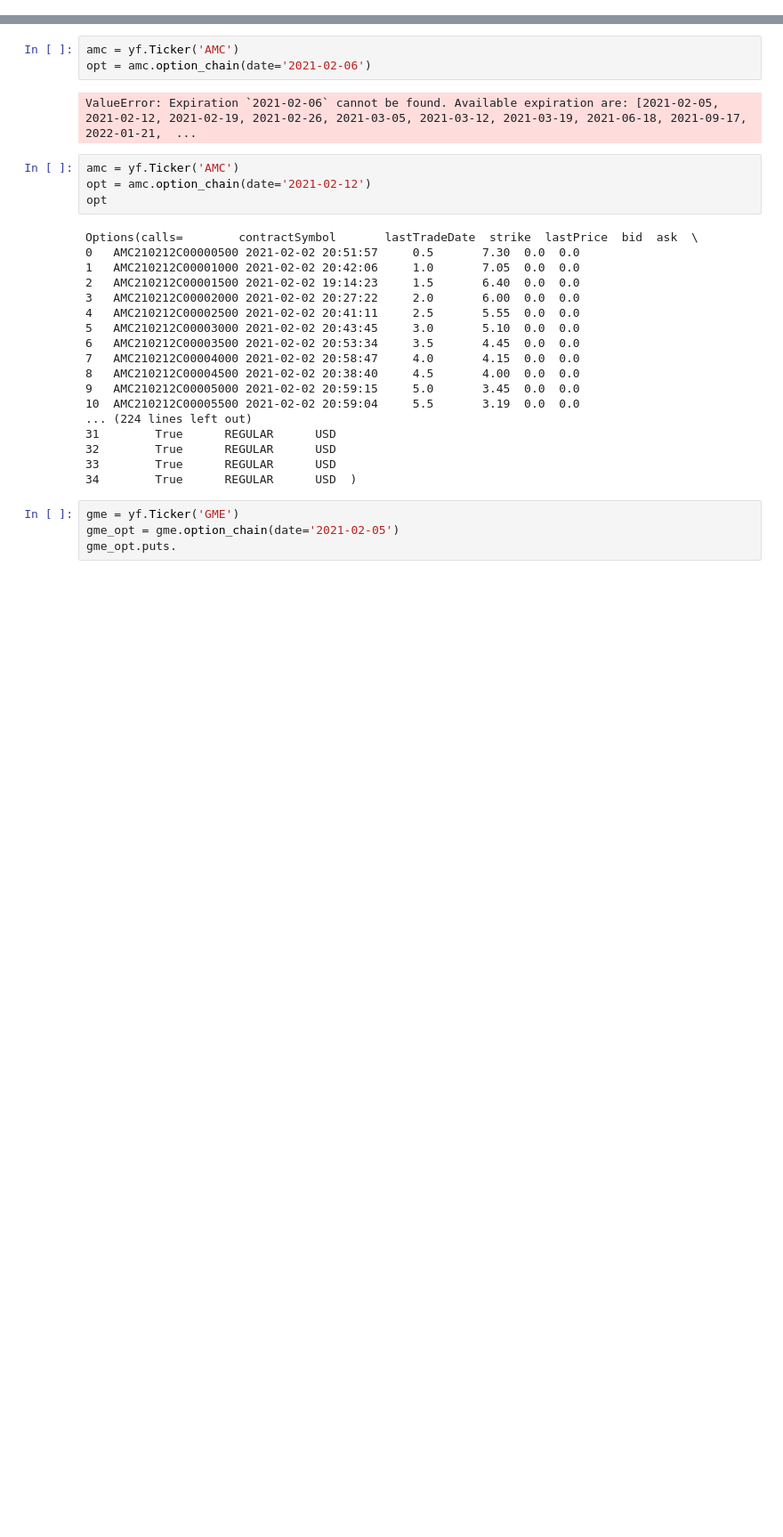
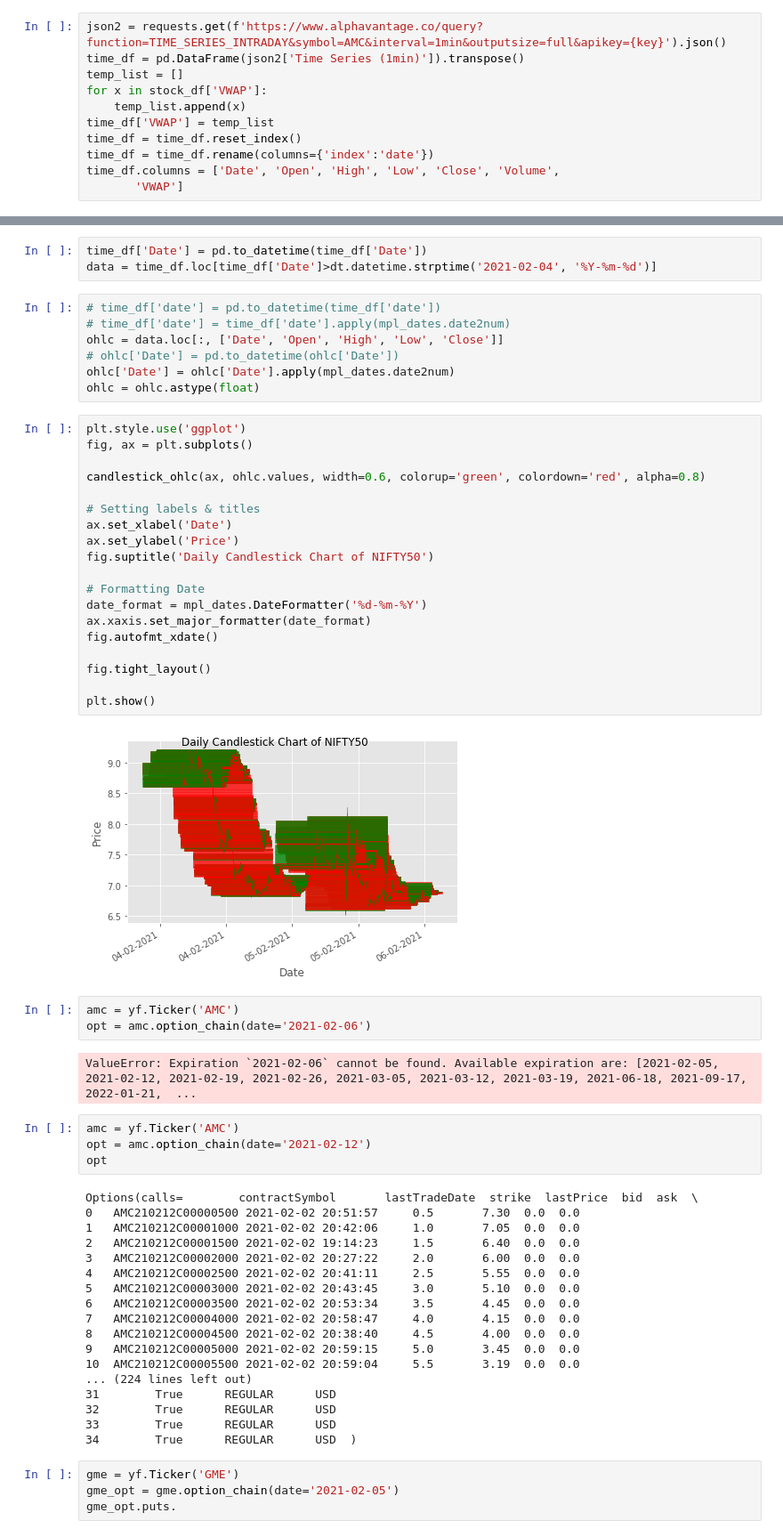
Before and after one commit to KevinKillman/Predicting-stock-prices-using-sentiment-analysis, a Jupyter notebook: test-env/Code/testing.ipynb, the cells around one changed output, grey strips where cells are left out. Shown at 89% size. Saved outputs shown, nothing was run; the diff lists cells and outputs as text; blank space fills up the shorter version.

```diff
--- a/test-env/Code/testing.ipynb
+++ b/test-env/Code/testing.ipynb
@@ -6,0 +86,11 @@ import yfinance as yf
+# %%
+json2 = requests.get(f'https://www.alphavantage.co/query?function=TIME_SERIES_INTRADAY&symbol=AMC&interval=1min&outputsize=full&apikey={key}').json()
+time_df = pd.DataFrame(json2['Time Series (1min)']).transpose()
+temp_list = []
+for x in stock_df['VWAP']:
+    temp_list.append(x)
+time_df['VWAP'] = temp_list
+time_df = time_df.reset_index()
+time_df = time_df.rename(columns={'index':'date'})
+time_df.columns = ['Date', 'Open', 'High', 'Low', 'Close', 'Volume',
+       'VWAP']
@@ -7,3 +145,34 @@ import yfinance as yf
+# %%
+time_df['Date'] = pd.to_datetime(time_df['Date'])
+data = time_df.loc[time_df['Date']>dt.datetime.strptime('2021-02-04', '%Y-%m-%d')]
+# %%
+# time_df['date'] = pd.to_datetime(time_df['date'])
+# time_df['date'] = time_df['date'].apply(mpl_dates.date2num)
+ohlc = data.loc[:, ['Date', 'Open', 'High', 'Low', 'Close']]
+# ohlc['Date'] = pd.to_datetime(ohlc['Date'])
+ohlc['Date'] = ohlc['Date'].apply(mpl_dates.date2num)
+ohlc = ohlc.astype(float)
+# %%
+plt.style.use('ggplot')
+fig, ax = plt.subplots()
+
+candlestick_ohlc(ax, ohlc.values, width=0.6, colorup='green', colordown='red', alpha=0.8)
+
+# Setting labels & titles
+ax.set_xlabel('Date')
+ax.set_ylabel('Price')
+fig.suptitle('Daily Candlestick Chart of NIFTY50')
+
+# Formatting Date
+date_format = mpl_dates.DateFormatter('%d-%m-%Y')
+ax.xaxis.set_major_formatter(date_format)
+fig.autofmt_xdate()
+
+fig.tight_layout()
+
+plt.show()
+# %% [output]
+[figure, added]
 # %%
 amc = yf.Ticker('AMC')
 opt = amc.option_chain(date='2021-02-06')
```
Also changed, not shown: parts of 6 cells of this notebook, 3 other files.
